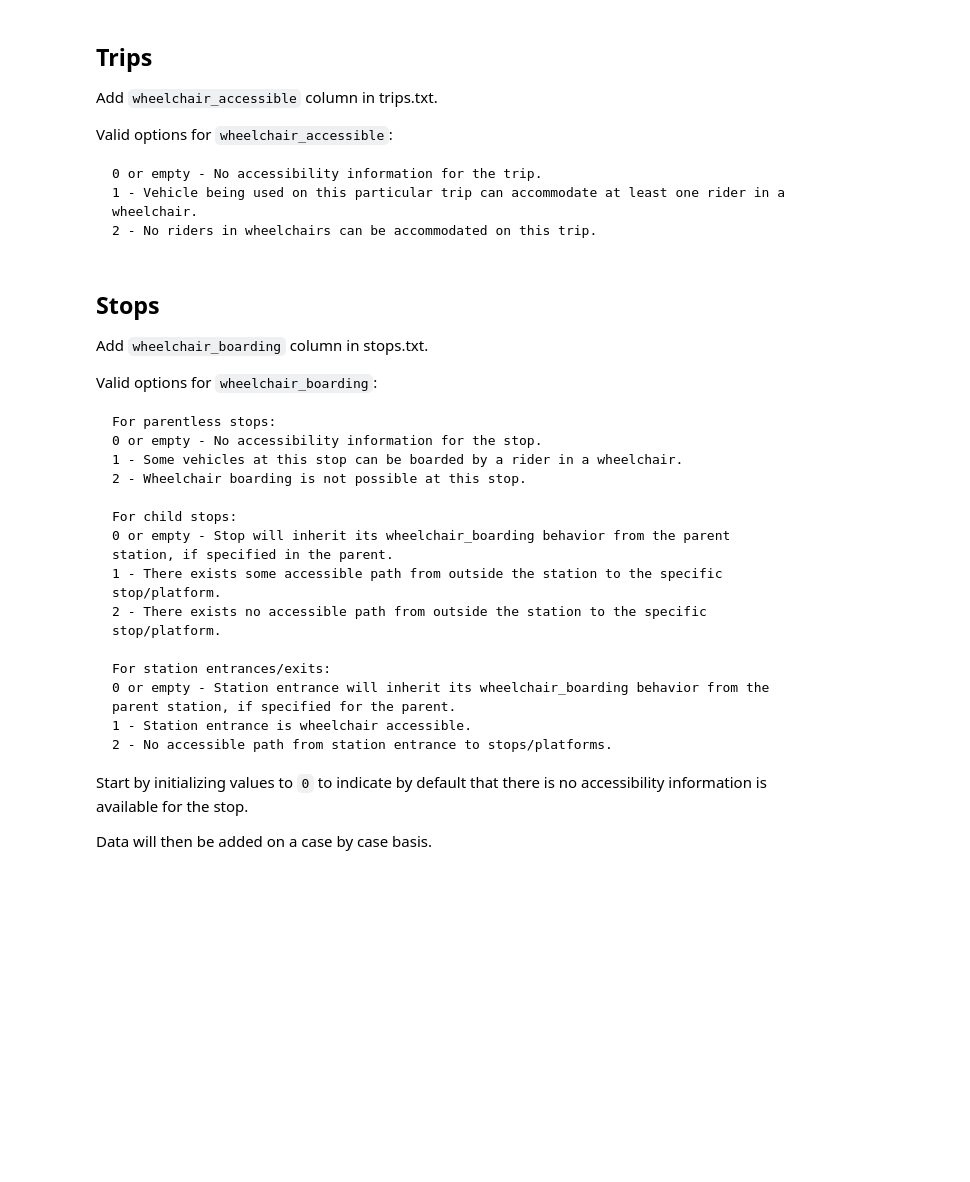
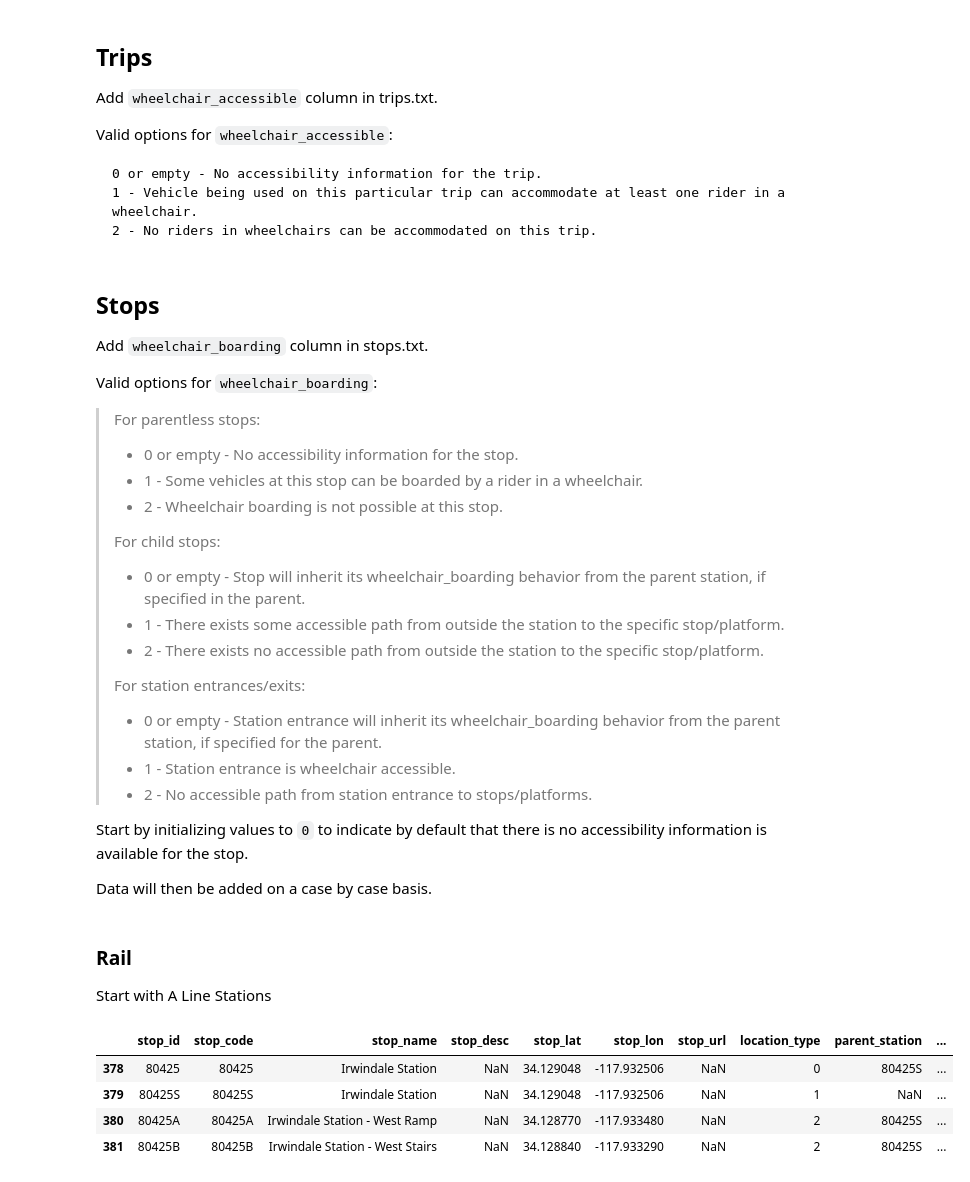
Before and after one commit to LACMTA/gtfs-accessibility, a Jupyter notebook: wheelchair/wheelchair.ipynb, the cells around one changed output. Saved outputs shown, nothing was run; the diff lists cells and outputs as text; code cells hidden in the pictures; blank space fills up the shorter version.

````diff
--- a/wheelchair/wheelchair.ipynb
+++ b/wheelchair/wheelchair.ipynb
@@ -97,22 +97,24 @@ Add `wheelchair_boarding` column in stops.txt.
 
 Valid options for `wheelchair_boarding`:
 
-```
-For parentless stops:
-0 or empty - No accessibility information for the stop.
-1 - Some vehicles at this stop can be boarded by a rider in a wheelchair.
-2 - Wheelchair boarding is not possible at this stop.
-
-For child stops:
-0 or empty - Stop will inherit its wheelchair_boarding behavior from the parent station, if specified in the parent.
-1 - There exists some accessible path from outside the station to the specific stop/platform.
-2 - There exists no accessible path from outside the station to the specific stop/platform.
-
-For station entrances/exits:
-0 or empty - Station entrance will inherit its wheelchair_boarding behavior from the parent station, if specified for the parent.
-1 - Station entrance is wheelchair accessible.
-2 - No accessible path from station entrance to stops/platforms.
-```
+> For parentless stops:
+>
+> * 0 or empty - No accessibility information for the stop.
+> * 1 - Some vehicles at this stop can be boarded by a rider in a wheelchair.
+> * 2 - Wheelchair boarding is not possible at this stop.
+>
+> For child stops:
+>
+> * 0 or empty - Stop will inherit its wheelchair_boarding behavior from the parent station, if specified in the parent.
+> * 1 - There exists some accessible path from outside the station to the specific stop/platform.
+> * 2 - There exists no accessible path from outside the station to the specific stop/platform.
+>
+> For station entrances/exits:
+>
+> * 0 or empty - Station entrance will inherit its wheelchair_boarding behavior from the parent station, if specified for the parent.
+> * 1 - Station entrance is wheelchair accessible.
+> * 2 - No accessible path from station entrance to stops/platforms.
+>
 
 Start by initializing values to `0` to indicate by default that there is no accessibility information is available for the stop.
 
@@ -125,6 +127,21 @@ bus_stops_df = pd.read_csv("data/bus/stops.txt")
 # Add wheelchair_boarding column and set default value to 0 to indicate no accessibility information is available
 rail_stops_df["wheelchair_boarding"] = 0
 bus_stops_df["wheelchair_boarding"] = 0
+# %% [markdown]
+### Rail
+
+Start with A Line Stations
+# %%
+# find rows where stop_name contains Irwindale
+irwindale_rail_stops_df = rail_stops_df[rail_stops_df["stop_name"].str.contains("Irwindale", case=False)]
+
+irwindale_rail_stops_df.head()
+# %% [output]
+|  | stop_id | stop_code | stop_name | stop_desc | stop_lat | stop_lon | stop_url | location_type | parent_station | ... |
+| 378 | 80425 | 80425 | Irwindale Station | NaN | 34.129048 | -117.932506 | NaN | 0 | 80425S | ... |
+| 379 | 80425S | 80425S | Irwindale Station | NaN | 34.129048 | -117.932506 | NaN | 1 | NaN | ... |
+| 380 | 80425A | 80425A | Irwindale Station - West Ramp | NaN | 34.128770 | -117.933480 | NaN | 2 | 80425S | ... |
+| 381 | 80425B | 80425B | Irwindale Station - West Stairs | NaN | 34.128840 | -117.933290 | NaN | 2 | 80425S | ... |
 # %%
 # Save the updated dataframes
 rail_stops_df.to_csv("output/rail/stops.txt", index=False)
````
Also changed, not shown: 2 other files.
